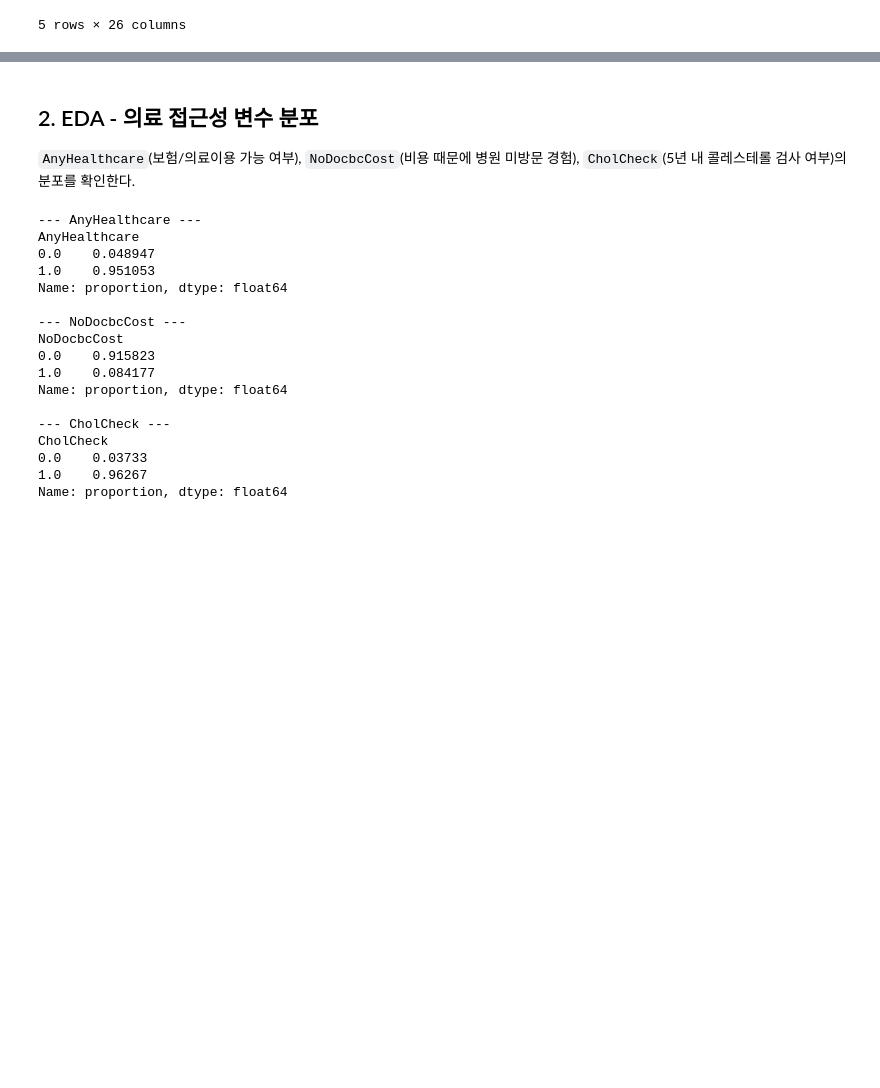
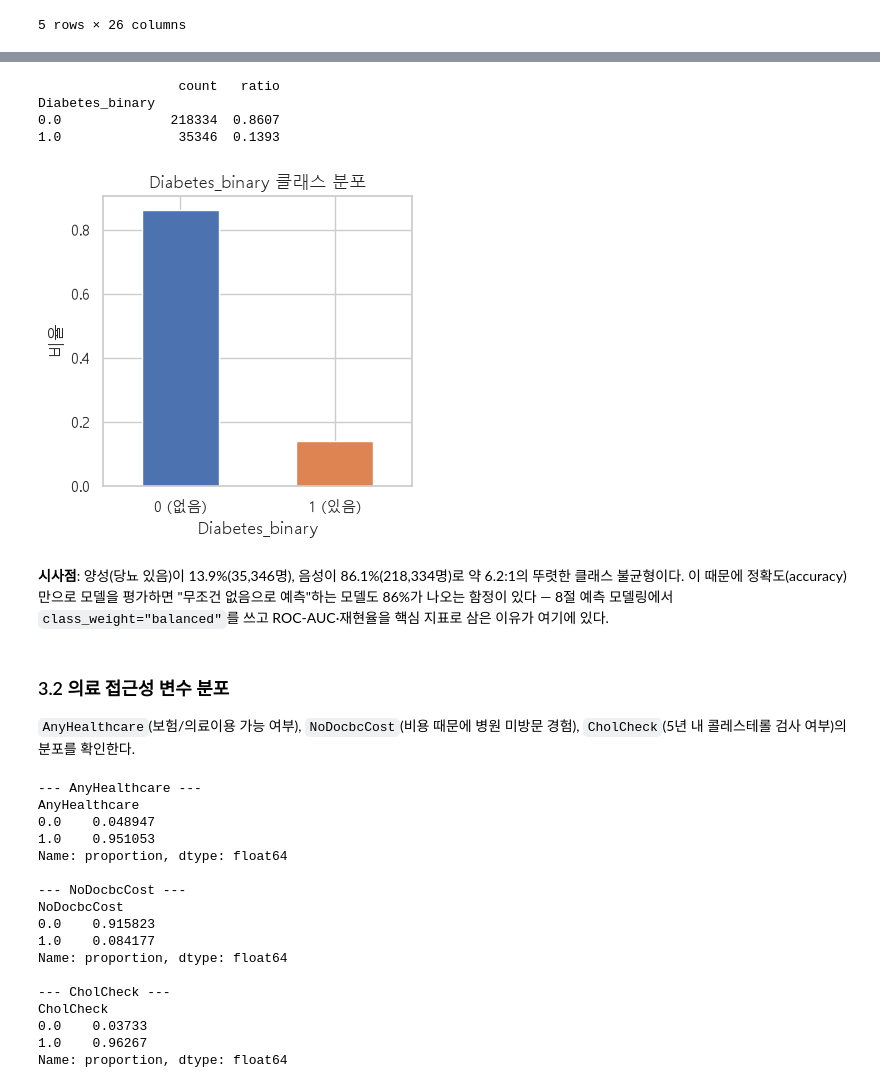
Before and after one commit to DaeHo238/1st_Project, a Jupyter notebook: notebooks/1.0-healthcare-access-analysis.ipynb, the cells around one changed output, grey strips where cells are left out. Cells and saved outputs as stored; diff of their text form; code cells hidden in the pictures; blank space fills up the shorter version.

```diff
--- a/notebooks/1.0-healthcare-access-analysis.ipynb
+++ b/notebooks/1.0-healthcare-access-analysis.ipynb
@@ -95,5 +153,25 @@ df_eda.head()
+# %%
+diabetes_counts = df_eda["Diabetes_binary"].value_counts().sort_index()
+diabetes_ratio = df_eda["Diabetes_binary"].value_counts(normalize=True).sort_index()
+print(pd.DataFrame({"count": diabetes_counts, "ratio": diabetes_ratio.round(4)}))
+
+fig, ax = plt.subplots(figsize=(4, 4))
+diabetes_ratio.plot(kind="bar", ax=ax, color=["#4C72B0", "#DD8452"])
+ax.set_xticklabels(["0 (없음)", "1 (있음)"], rotation=0)
+ax.set_ylabel("비율")
+ax.set_title("Diabetes_binary 클래스 분포")
+plt.tight_layout()
+plt.show()
+# %% [output]
+                  count   ratio
+Diabetes_binary
+0.0              218334  0.8607
+1.0               35346  0.1393
+[figure, added]
+# %% [markdown]
+**시사점**: 양성(당뇨 있음)이 13.9%(35,346명), 음성이 86.1%(218,334명)로 약 6.2:1의 뚜렷한 클래스 불균형이다. 이 때문에 정확도(accuracy)만으로 모델을 평가하면 "무조건 없음으로 예측"하는 모델도 86%가 나오는 함정이 있다 — 8절 예측 모델링에서 `class_weight="balanced"`를 쓰고 ROC-AUC·재현율을 핵심 지표로 삼은 이유가 여기에 있다.
 # %% [markdown]
-## 2. EDA - 의료 접근성 변수 분포
+### 3.2 의료 접근성 변수 분포
 
 `AnyHealthcare`(보험/의료이용 가능 여부), `NoDocbcCost`(비용 때문에 병원 미방문 경험), `CholCheck`(5년 내 콜레스테롤 검사 여부)의 분포를 확인한다.
 # %%
```
Also changed, not shown: parts of 19 cells of this notebook, 15 other files.
